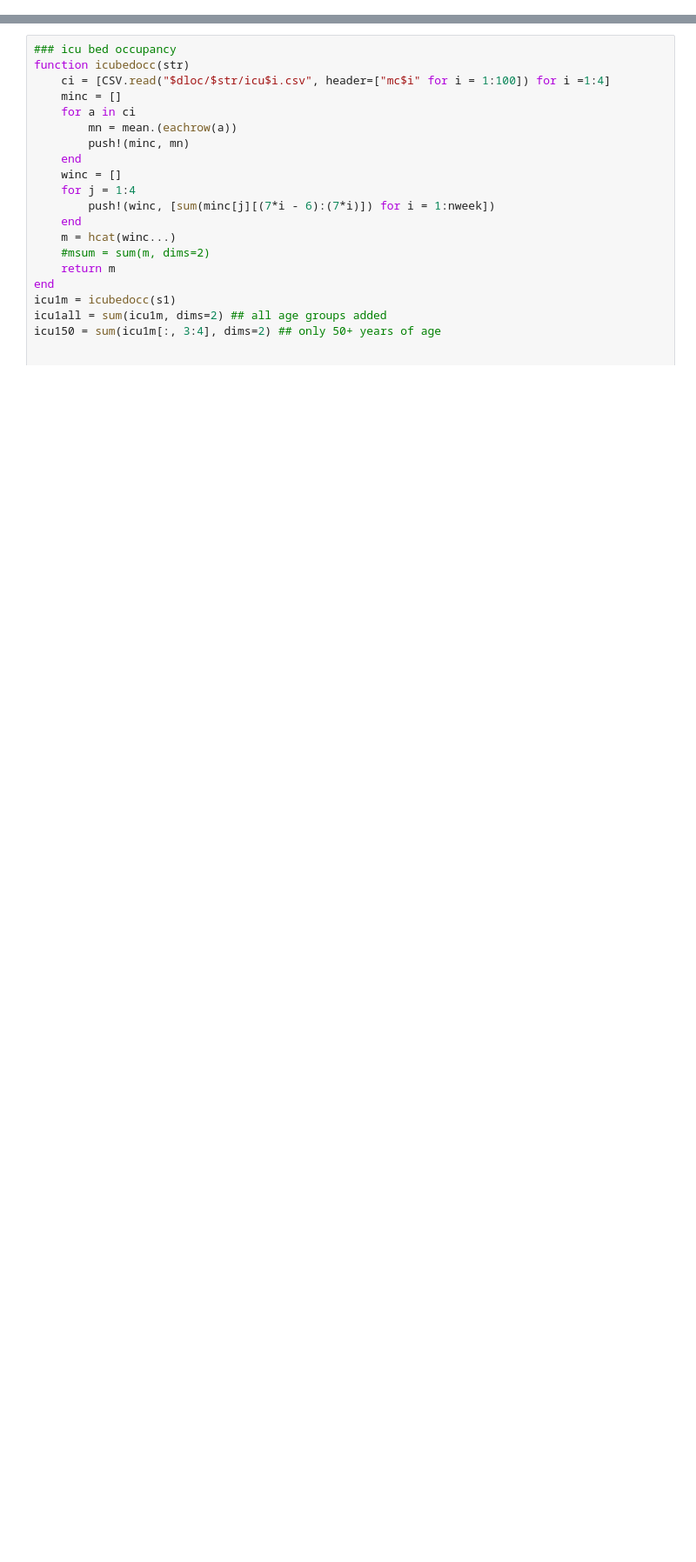
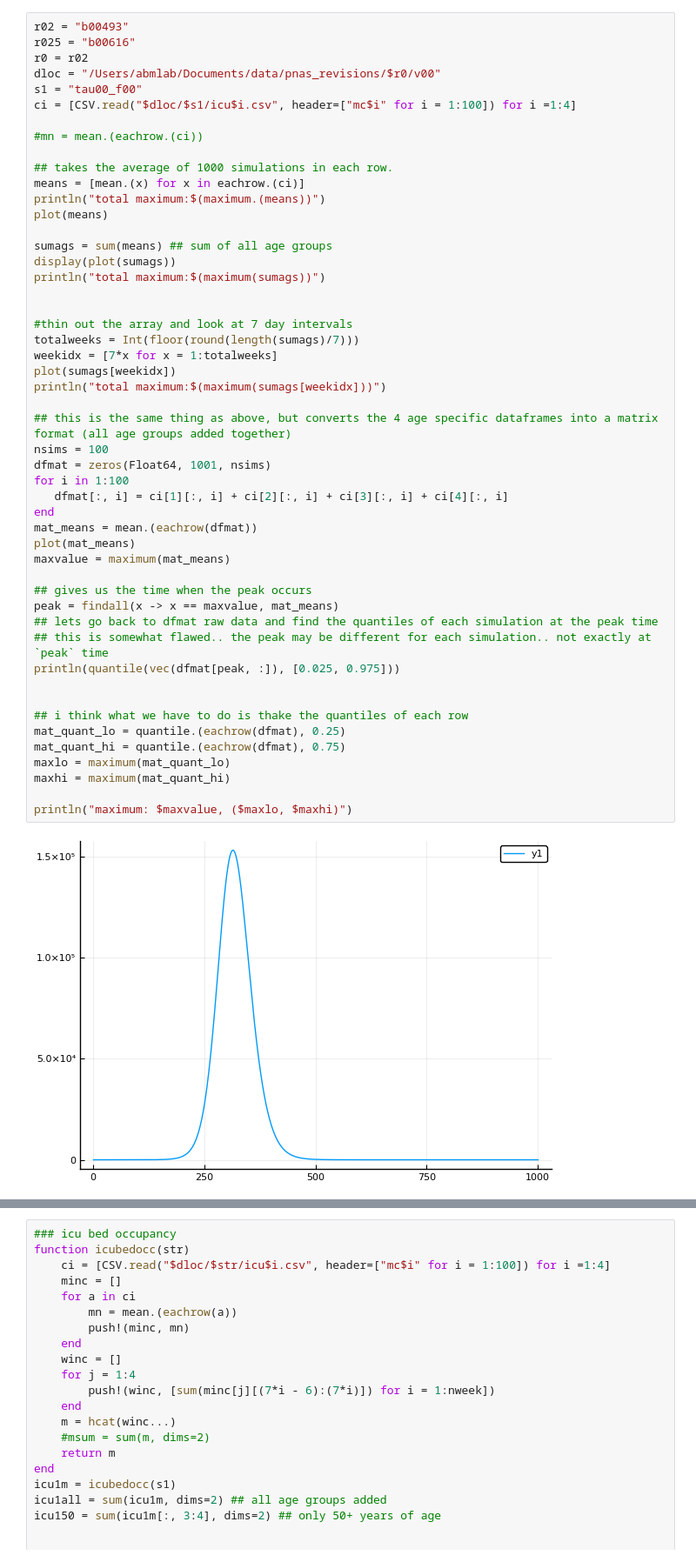
Before and after one commit to affans/2019-ncov, a Jupyter notebook: scripts/ode_model/plots_and_statistics.ipynb, the cells around one changed output, grey strips where cells are left out. Shown at 87% size. Drawn from its saved outputs; the diff is of its cells as text; blank space fills up the shorter version.

Commit message:
minor edit: renamed plots file, model clean up

```diff
--- a/scripts/ode_model/surgecapacity_plots.ipynb
+++ b/scripts/ode_model/plots_and_statistics.ipynb
@@ -34,0 +23,52 @@ global nweek = Int(floor(t/7))
+# %%
+r02 = "b00493"
+r025 = "b00616"
+r0 = r02
+dloc = "/Users/abmlab/Documents/data/pnas_revisions/$r0/v00"
+s1 = "tau00_f00"
+ci = [CSV.read("$dloc/$s1/icu$i.csv", header=["mc$i" for i = 1:100]) for i =1:4]
+
+#mn = mean.(eachrow.(ci))
+
+## takes the average of 1000 simulations in each row.
+means = [mean.(x) for x in eachrow.(ci)]
+println("total maximum:$(maximum.(means))")
+plot(means)
+
+sumags = sum(means) ## sum of all age groups
+display(plot(sumags))
+println("total maximum:$(maximum(sumags))")
+
+
+#thin out the array and look at 7 day intervals
+totalweeks = Int(floor(round(length(sumags)/7)))
+weekidx = [7*x for x = 1:totalweeks]
+plot(sumags[weekidx])
+println("total maximum:$(maximum(sumags[weekidx]))")
+
+## this is the same thing as above, but converts the 4 age specific dataframes into a matrix format (all age groups added together)
+nsims = 100
+dfmat = zeros(Float64, 1001, nsims)
+for i in 1:100
+   dfmat[:, i] = ci[1][:, i] + ci[2][:, i] + ci[3][:, i] + ci[4][:, i]
+end
+mat_means = mean.(eachrow(dfmat))
+plot(mat_means)
+maxvalue = maximum(mat_means)
+
+## gives us the time when the peak occurs
+peak = findall(x -> x == maxvalue, mat_means)
+## lets go back to dfmat raw data and find the quantiles of each simulation at the peak time
+## this is somewhat flawed.. the peak may be different for each simulation.. not exactly at `peak` time
+println(quantile(vec(dfmat[peak, :]), [0.025, 0.975]))
+
+
+## i think what we have to do is thake the quantiles of each row
+mat_quant_lo = quantile.(eachrow(dfmat), 0.25)
+mat_quant_hi = quantile.(eachrow(dfmat), 0.75)
+maxlo = maximum(mat_quant_lo)
+maxhi = maximum(mat_quant_hi)
+
+println("maximum: $maxvalue, ($maxlo, $maxhi)")
+# %% [output]
+[figure, added]
```
Also changed, not shown: parts of 5 cells of this notebook, 1 other file.
